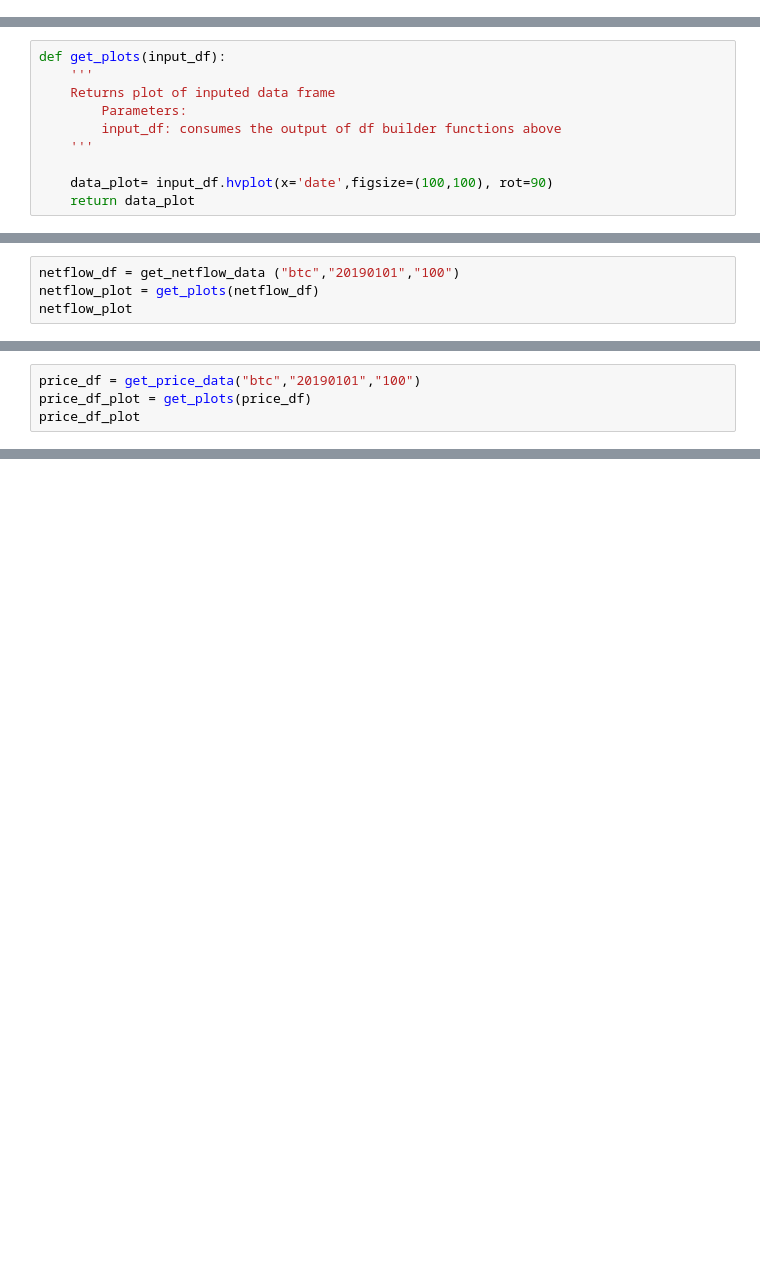
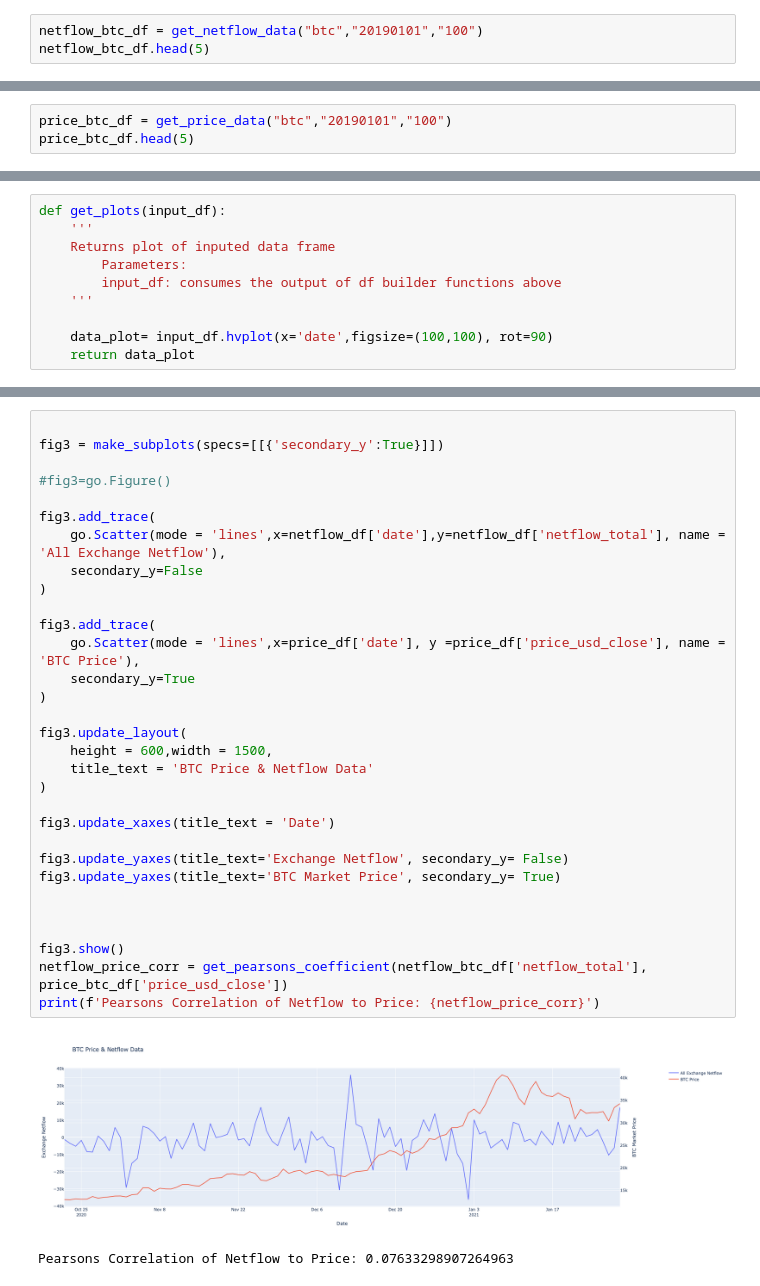
Before and after one commit to nospmah/fintech.group_project, a Jupyter notebook: notebooks/Ryan_functions.ipynb, the cells around one changed output, grey strips where cells are left out. Cells and saved outputs as stored; diff of their text form; blank space fills up the shorter version.

```diff
--- a/notebooks/Ryan_functions.ipynb
+++ b/notebooks/Ryan_functions.ipynb
@@ -50,0 +50,3 @@ def get_netflow_data(ticker,fromdate,limit):
+# %%
+netflow_btc_df = get_netflow_data("btc","20190101","100")
+netflow_btc_df.head(5)
@@ -90,0 +82,3 @@ def pearsons_coefficient(series1,series2):
+# %%
+price_btc_df = get_price_data("btc","20190101","100")
+price_btc_df.head(5)
@@ -129,4 +146,0 @@ mvrv_plot
-# %%
-netflow_df = get_netflow_data ("btc","20190101","100")
-netflow_plot = get_plots(netflow_df)
-netflow_plot
@@ -135,4 +146,0 @@ netflow_plot
-# %%
-price_df = get_price_data("btc","20190101","100")
-price_df_plot = get_plots(price_df)
-price_df_plot
@@ -140,0 +162,34 @@ price_df_plot
+# %%
+
+fig3 = make_subplots(specs=[[{'secondary_y':True}]])
+
+#fig3=go.Figure()
+
+fig3.add_trace(
+    go.Scatter(mode = 'lines',x=netflow_df['date'],y=netflow_df['netflow_total'], name = 'All Exchange Netflow'),
+    secondary_y=False
+)
+
+fig3.add_trace(
+    go.Scatter(mode = 'lines',x=price_df['date'], y =price_df['price_usd_close'], name = 'BTC Price'),
+    secondary_y=True
+)
+
+fig3.update_layout(
+    height = 600,width = 1500,
+    title_text = 'BTC Price & Netflow Data'
+)
+
+fig3.update_xaxes(title_text = 'Date')
+
+fig3.update_yaxes(title_text='Exchange Netflow', secondary_y= False)
+fig3.update_yaxes(title_text='BTC Market Price', secondary_y= True)
+
+
+
+fig3.show()
+netflow_price_corr = get_pearsons_coefficient(netflow_btc_df['netflow_total'], price_btc_df['price_usd_close'])
+print(f'Pearsons Correlation of Netflow to Price: {netflow_price_corr}')
+# %% [output]
+[figure, added]
+Pearsons Correlation of Netflow to Price: 0.07633298907264963
```
Also changed, not shown: parts of 15 cells of this notebook.
